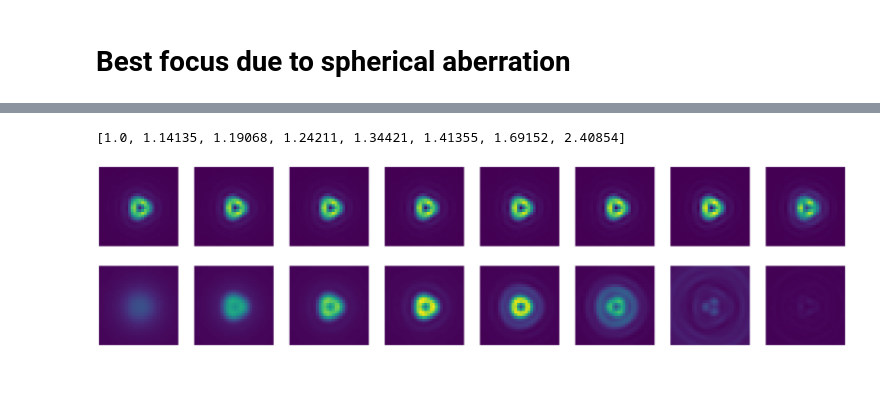
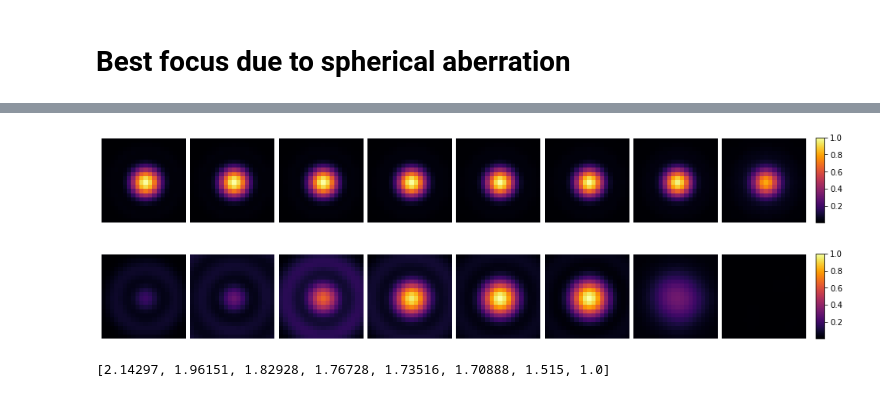
Before and after one commit to rodguti90/pyPSFstack, a Jupyter notebook: spherical_compensation.ipynb, the cells around one changed output, grey strips where cells are left out. Drawn from its saved outputs; the diff is of its cells as text; code cells hidden in the pictures.

```diff
--- a/spherical_compensation.ipynb
+++ b/spherical_compensation.ipynb
@@ -15,2 +15,21 @@ from pyPSFstack.blurring import ExactBlurring
+# %%
+fig_w = 16
+psf_cmap = 'inferno'
+
+def plot_alphastack(stack):
+    v_max = np.max(stack)
+    v_min = np.min(stack)
+
+    n_z = stack.shape[-1]
+    mid_ind = n_z//2
+    fig, axs = plt.subplots(1,n_z,figsize=(fig_w,fig_w/n_z), gridspec_kw={'wspace':0.05, 'hspace':0})
+    for ind in range(n_z):
+        im = axs[ind].imshow(stack[...,ind],vmin=v_min,vmax=v_max,cmap=psf_cmap)
+        axs[ind].set_axis_off()
+
+    cb_ax = fig.add_axes([0.91,0.13,0.01,0.75])
+    fig.colorbar(im, cax=cb_ax)
+
+fig_folder = os.path.join('figures','best_focus')
 # %% [markdown]
 # Best focus due to spherical aberration
@@ -25,3 +121,11 @@ wavelength = 525
+# %%
+numerical_aperture = 1.49
+magnification = 100
+ni = 1
+nf = 1.515
+cam_pixel_size = 6500
+wavelength = 605
+distance_coverslip = [wavelength/2,20*wavelength]
 # %%
 params = {}
 params['pupil'] = {}
@@ -36,9 +140,11 @@ params['source']['alpha'] = 0.
 
 params['window'] = {}
 params['window']['c'] = 1.5*np.pi#1.24*np.pi
+
 wdw = SEO(**params['pupil'],**params['window'])
 params['zdiversity'] = {}
-alpha_list = [1., 1.14135, 1.19068, 1.24211, 1.34421, 1.41355, 1.69152, 2.40854]
+# air/oil
+alpha_list = [2.14297, 1.96151, 1.82928, 1.76728, 1.73516, 1.70888, 1.515, 1.]
 params['zdiversity']['nf'] = nf
 # %%
 params['source']['delta'] = distance_coverslip[0]/wavelength
@@ -69,7 +163,19 @@ for ind in range(8):
+# %%
+n_trim = 20
+stack1 = trim_stack(psfs1.psf_stack, n_trim)
+stack1 /= np.max(stack1)
+stack2 = trim_stack(psfs2.psf_stack, n_trim)
+stack2 /= np.max(stack2)
+plot_alphastack(stack1)
+plot_alphastack(stack2)
+plt.savefig(os.path.join(fig_folder, 'best_focus_air.pdf'), bbox_inches='tight')
+# %% [output]
+[figure, added]
+[figure, added]
 # %%
 alpha_list
 # %% [output]
-[1.0, 1.14135, 1.19068, 1.24211, 1.34421, 1.41355, 1.69152, 2.40854]
+[2.14297, 1.96151, 1.82928, 1.76728, 1.73516, 1.70888, 1.515, 1.0]
 # %%
 params['source']['delta'] = distance_coverslip[0]/wavelength
 params['zdiversity']['z_list'] = -params['source']['delta']*np.array(alpha_list)
@@ -83,16 +189,3 @@ src2 = DipoleInterfaceSource(**params['pupil'],**params['source'])
 zdiv2 = ZDiversity(**params['zdiversity'], **params['pupil'])
 psfs2= PSFStack([src2,wdw], zdiversity=zdiv2)
 psfs2.compute_psf_stack(orientation=[0,0,0])
-# %%
-stack1 = trim_stack(psfs1.psf_stack, 30)
-stack1 /= np.max(stack1)
-stack2 = trim_stack(psfs2.psf_stack, 30)
-stack2 /= np.max(stack2)
-fig, ax = plt.subplots(2,8,figsize=(32,8))
-for ind in range(8):
-    ax[0,ind].imshow(stack1[...,ind],vmin=0,vmax=1)
-    ax[0,ind].set_axis_off()
-    ax[1,ind].imshow(stack2[...,ind],vmin=0,vmax=1)
-    ax[1,ind].set_axis_off()
-# %% [output]
-[figure, removed]
```
Also changed, not shown: parts of 12 cells of this notebook.
